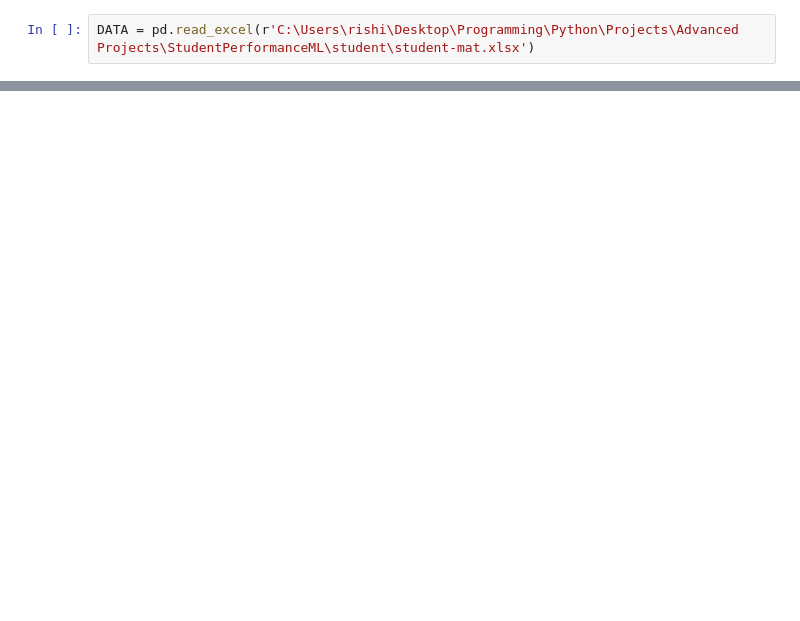
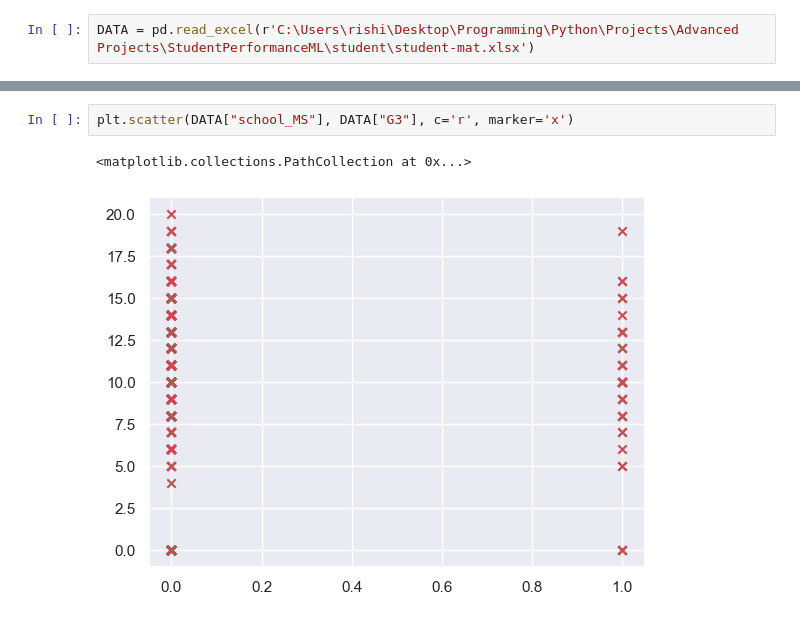
Before and after one commit to RISHIT7/Programming, a Jupyter notebook: Python/Projects/Advanced Projects/StudentPerformanceML/Code/DataVisualization.ipynb, the cells around one changed output, grey strips where cells are left out. Saved outputs shown, nothing was run; the diff lists cells and outputs as text; blank space fills up the shorter version.

```diff
--- a/Python/Projects/Advanced Projects/StudentPerformanceML/Code/DataVisualization.ipynb
+++ b/Python/Projects/Advanced Projects/StudentPerformanceML/Code/DataVisualization.ipynb
@@ -438,0 +66,5 @@ f_wb, y_train[0]
+# %%
+plt.scatter(DATA["school_MS"], DATA["G3"], c='r', marker='x')
+# %% [output]
+<matplotlib.collections.PathCollection at 0x...>
+[figure, added]
```
Also changed, not shown: parts of 132 cells of this notebook, 3 other files.
